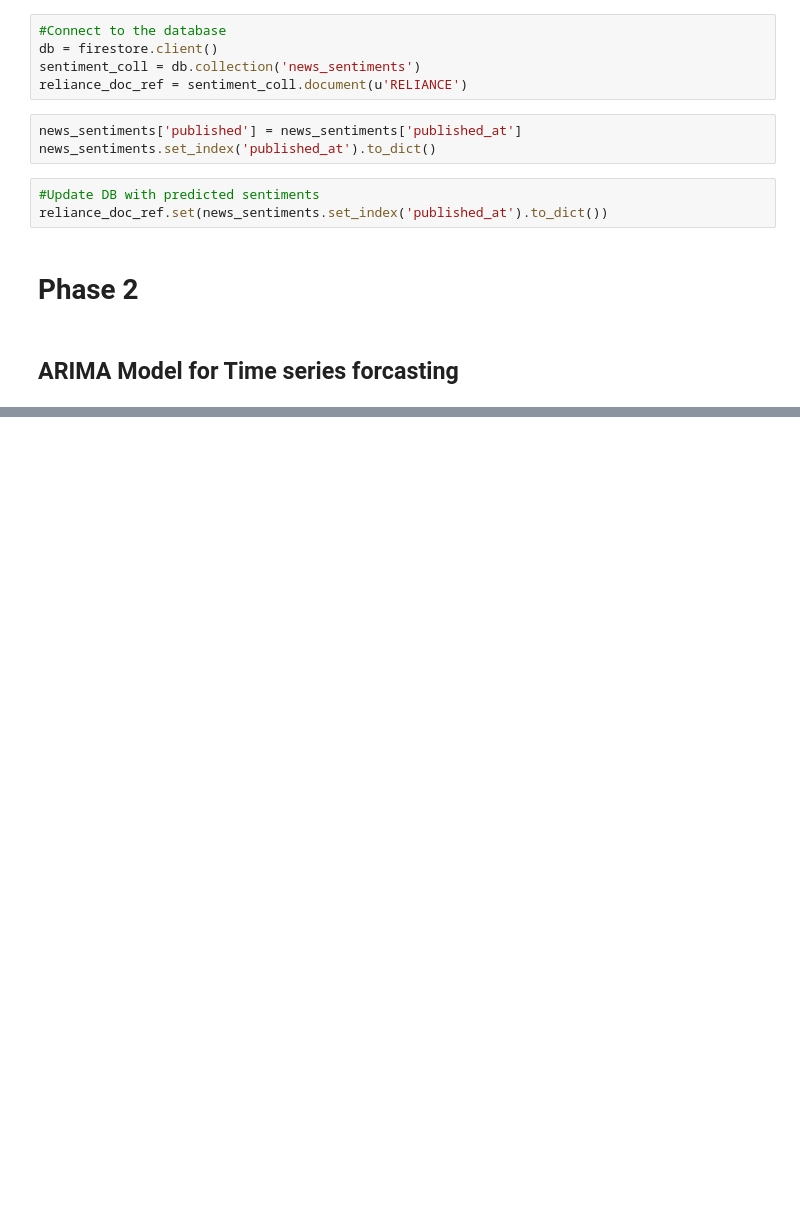
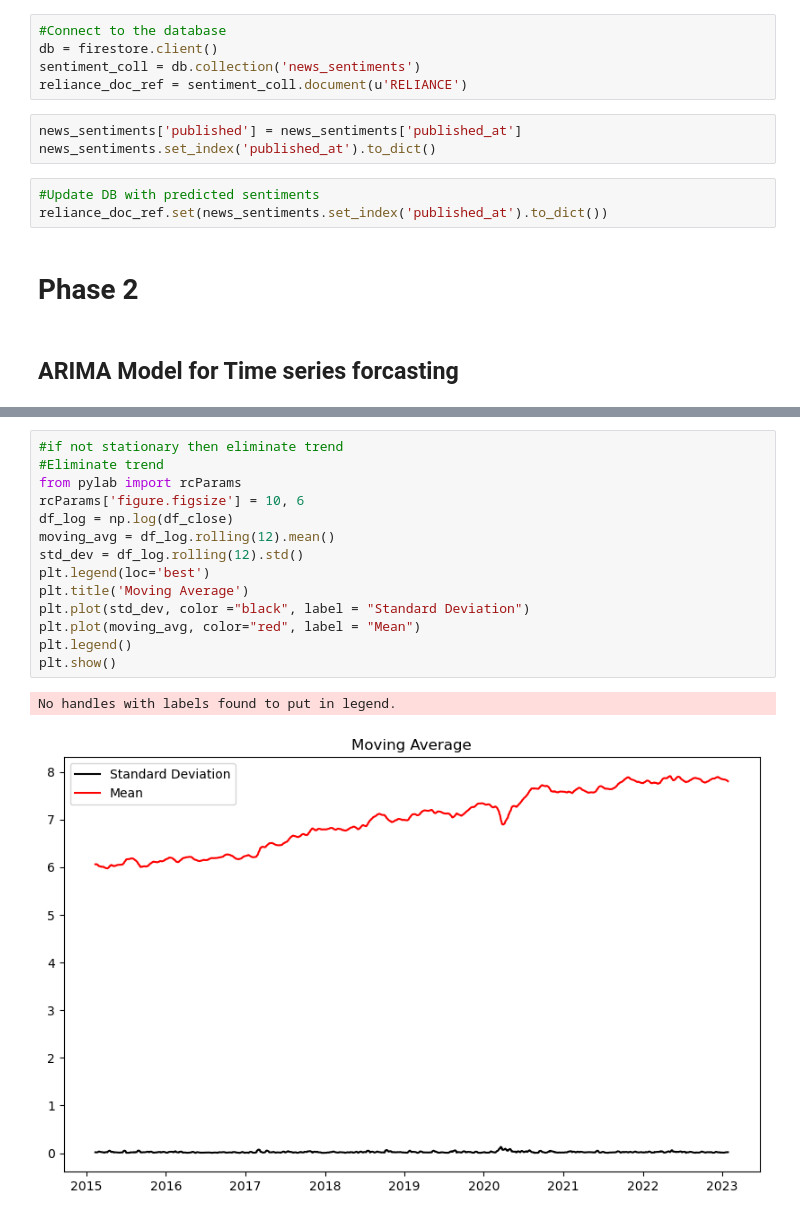
Before and after one commit to ashwinkey04/pred-backend, a Jupyter notebook: fyp_phase_1.ipynb, the cells around one changed output, grey strips where cells are left out. Drawn from its saved outputs; the diff is of its cells as text; blank space fills up the shorter version.

```diff
--- a/fyp_phase_1.ipynb
+++ b/fyp_phase_1.ipynb
@@ -318,0 +433,17 @@ import math
+# %%
+#if not stationary then eliminate trend
+#Eliminate trend
+from pylab import rcParams
+rcParams['figure.figsize'] = 10, 6
+df_log = np.log(df_close)
+moving_avg = df_log.rolling(12).mean()
+std_dev = df_log.rolling(12).std()
+plt.legend(loc='best')
+plt.title('Moving Average')
+plt.plot(std_dev, color ="black", label = "Standard Deviation")
+plt.plot(moving_avg, color="red", label = "Mean")
+plt.legend()
+plt.show()
+# %% [output]
+No handles with labels found to put in legend.
+[figure, added]
```
Also changed, not shown: parts of 33 cells of this notebook.
